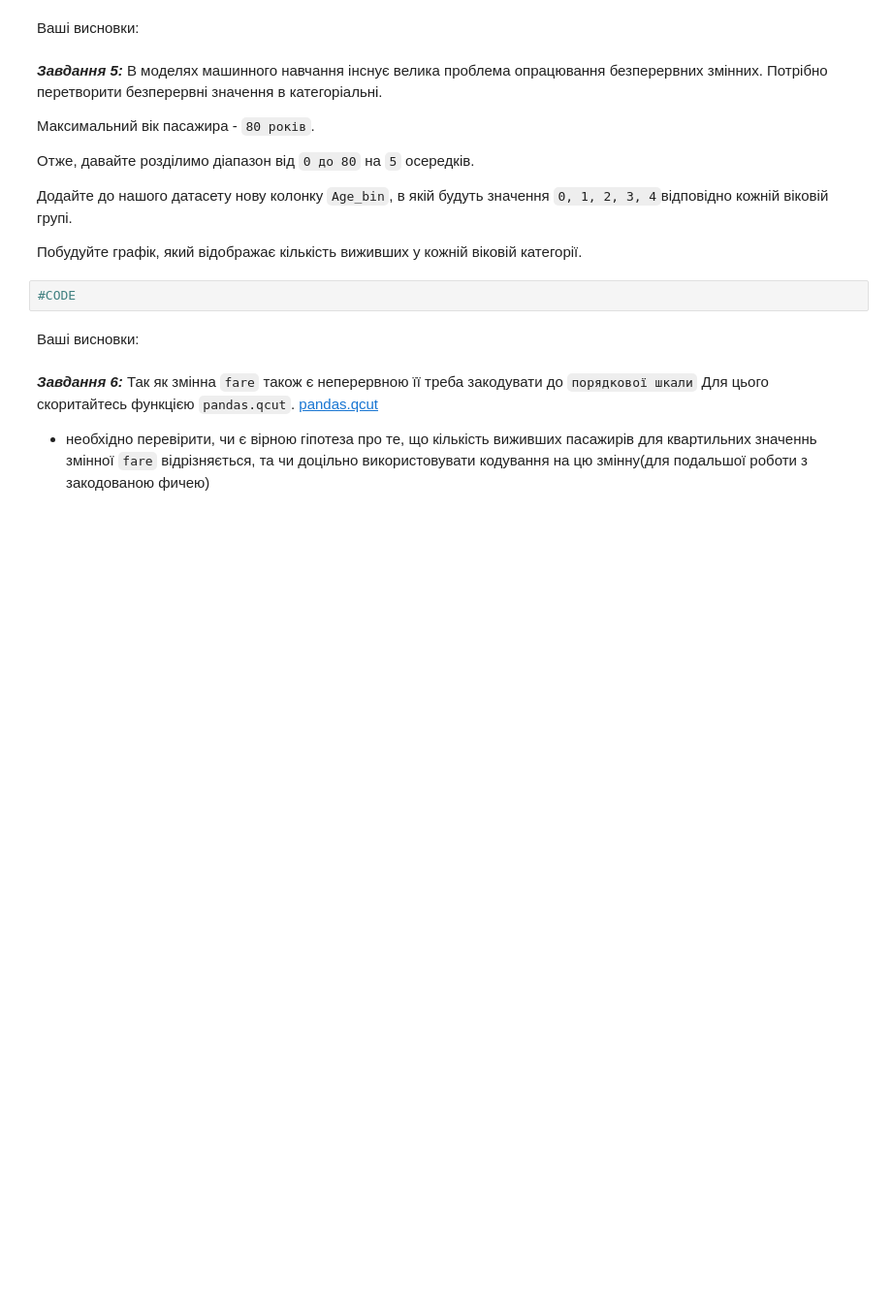
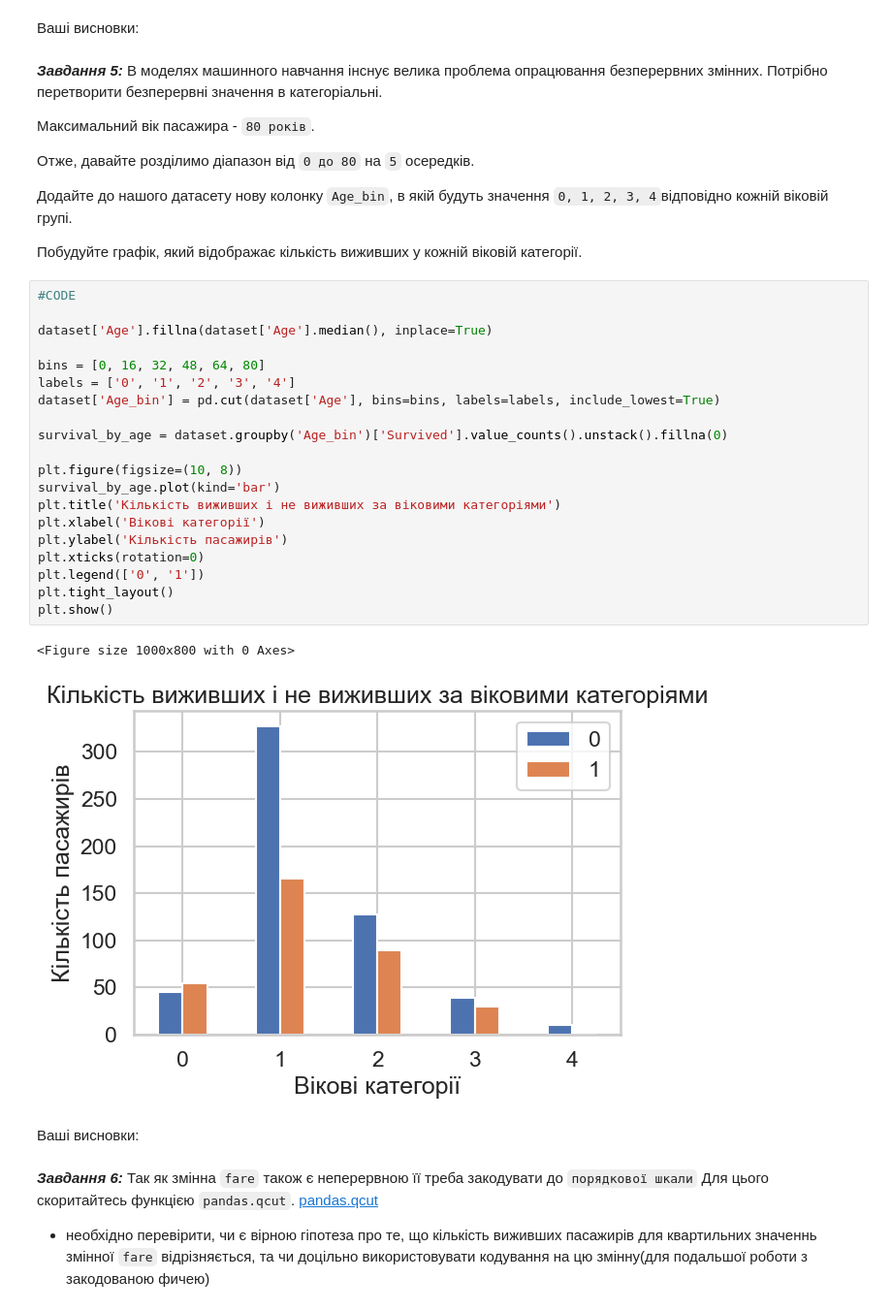
Before and after one commit to VladyslavFiniahin/Rep-AI, a Jupyter notebook: Task3_basic_ai_ad.ipynb, the cells around one changed output. Shown: that part at 97% size. Saved outputs shown, nothing was run; the diff lists cells and outputs as text; blank space fills up the shorter version.

````diff
--- a/Task3_basic_ai_ad.ipynb
+++ b/Task3_basic_ai_ad.ipynb
@@ -70,8 +157,29 @@ sns.set_context('talk')
 Додайте до нашого датасету нову колонку ```Age_bin```, в якій будуть значення ```0, 1, 2, 3, 4```відповідно кожній віковій групі.
 
 Побудуйте графік, який відображає кількість виживших у кожній віковій категорії.
-# %%
-#CODE
+# %%
+#CODE
+
+dataset['Age'].fillna(dataset['Age'].median(), inplace=True)
+
+bins = [0, 16, 32, 48, 64, 80]
+labels = ['0', '1', '2', '3', '4']
+dataset['Age_bin'] = pd.cut(dataset['Age'], bins=bins, labels=labels, include_lowest=True)
+
+survival_by_age = dataset.groupby('Age_bin')['Survived'].value_counts().unstack().fillna(0)
+
+plt.figure(figsize=(10, 8))
+survival_by_age.plot(kind='bar')
+plt.title('Кількість виживших і не виживших за віковими категоріями')
+plt.xlabel('Вікові категорії')
+plt.ylabel('Кількість пасажирів')
+plt.xticks(rotation=0)
+plt.legend(['0', '1'])
+plt.tight_layout()
+plt.show()
+# %% [output]
+<Figure size 1000x800 with 0 Axes>
+[figure, added]
 # %% [markdown]
 Ваші висновки:
 # %% [markdown]
````
Also changed, not shown: parts of 21 cells of this notebook, 1 other file.
